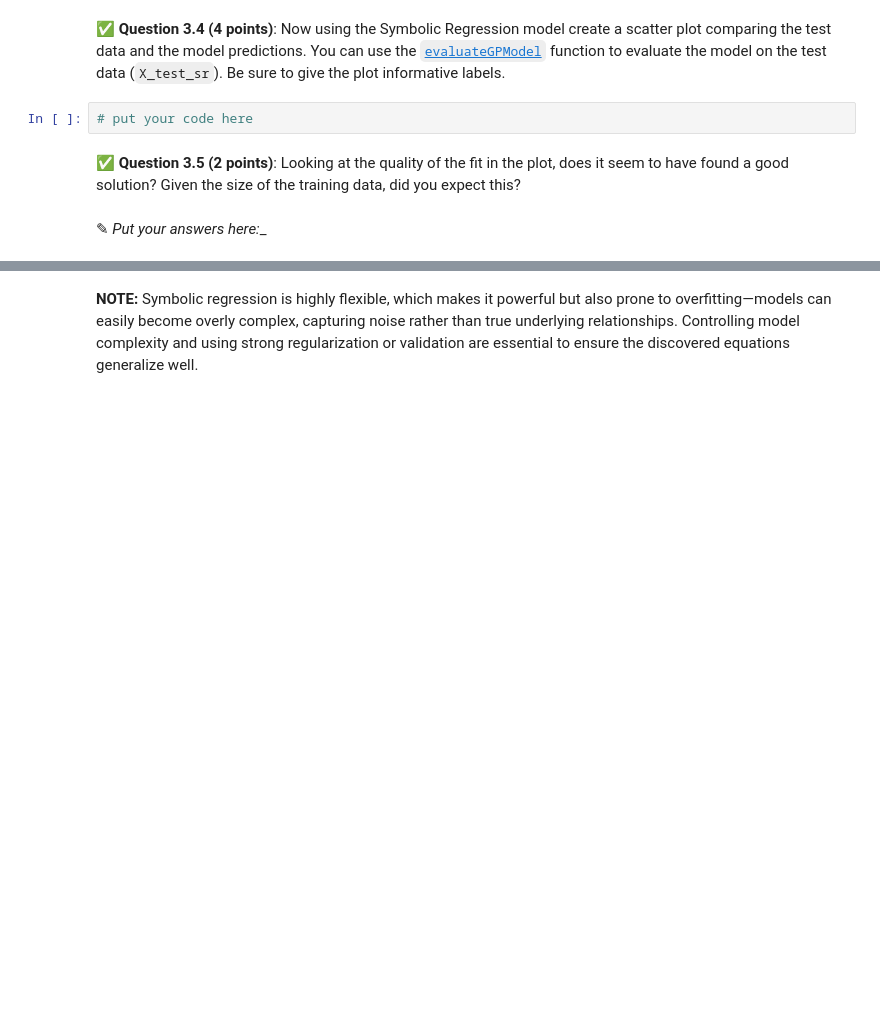
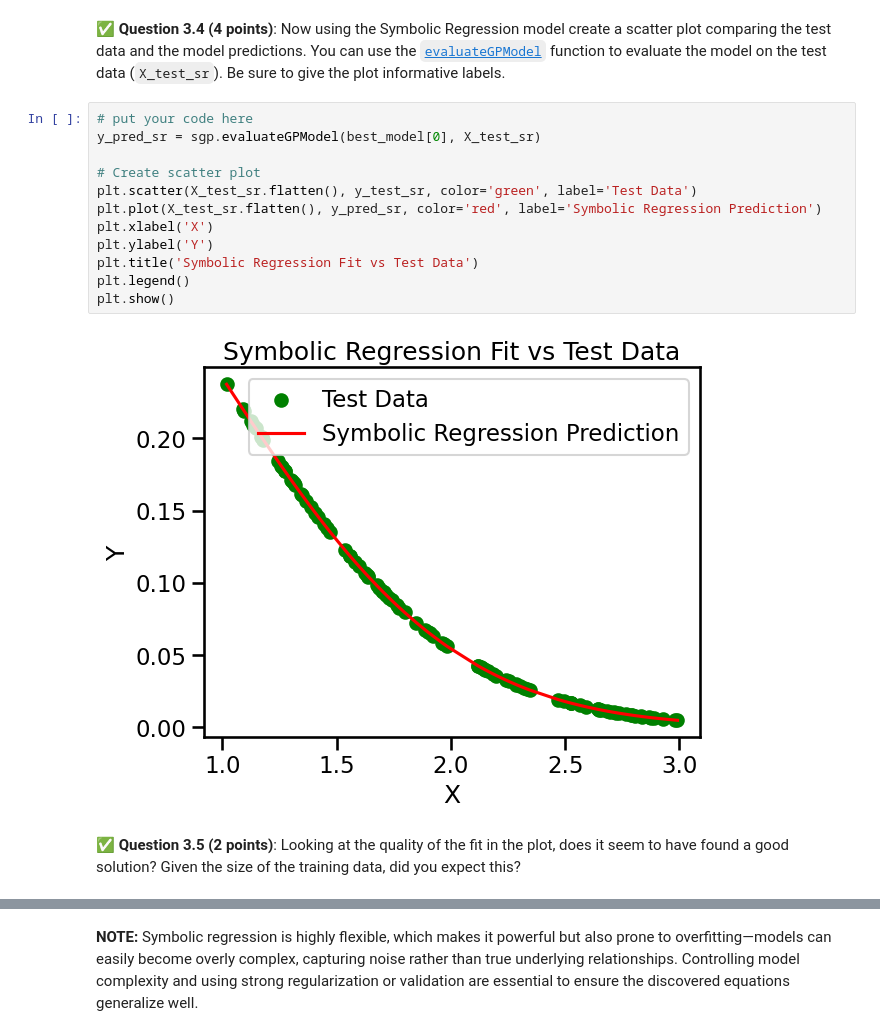
Before and after one commit to johnsje6/CMSE202-s26-turnin, a Jupyter notebook: hw-03/HW-03_Regression-S26-STUDENT.ipynb, the cells around one changed output, grey strips where cells are left out. Cells and saved outputs as stored; diff of their text form; blank space fills up the shorter version.

```diff
--- a/hw-03/HW-03_Regression-S26-STUDENT.ipynb
+++ b/hw-03/HW-03_Regression-S26-STUDENT.ipynb
@@ -255,8 +268,18 @@ This will take about 1 minute to run.
 # %% [markdown]
 &#9989; **Question 3.4 (4 points)**: Now using the Symbolic Regression model create a scatter plot comparing the test data and the model predictions. You can use the [`evaluateGPModel`](https://hoolagans.github.io/StackGP-Documentation/Notebooks/EvaluateGPModel.html) function to evaluate the model on the test data (`X_test_sr`). Be sure to give the plot informative labels.
-# %%
-# put your code here
+# %%
+# put your code here
+y_pred_sr = sgp.evaluateGPModel(best_model[0], X_test_sr)
+
+# Create scatter plot
+plt.scatter(X_test_sr.flatten(), y_test_sr, color='green', label='Test Data')
+plt.plot(X_test_sr.flatten(), y_pred_sr, color='red', label='Symbolic Regression Prediction')
+plt.xlabel('X')
+plt.ylabel('Y')
+plt.title('Symbolic Regression Fit vs Test Data')
+plt.legend()
+plt.show()
+# %% [output]
+[figure, added]
 # %% [markdown]
 &#9989; **Question 3.5 (2 points)**: Looking at the quality of the fit in the plot, does it seem to have found a good solution? Given the size of the training data, did you expect this?
-# %% [markdown]
-<font size=+3>&#9998;</font> _Put your answers here:__
```
Also changed, not shown: parts of 30 cells of this notebook.
